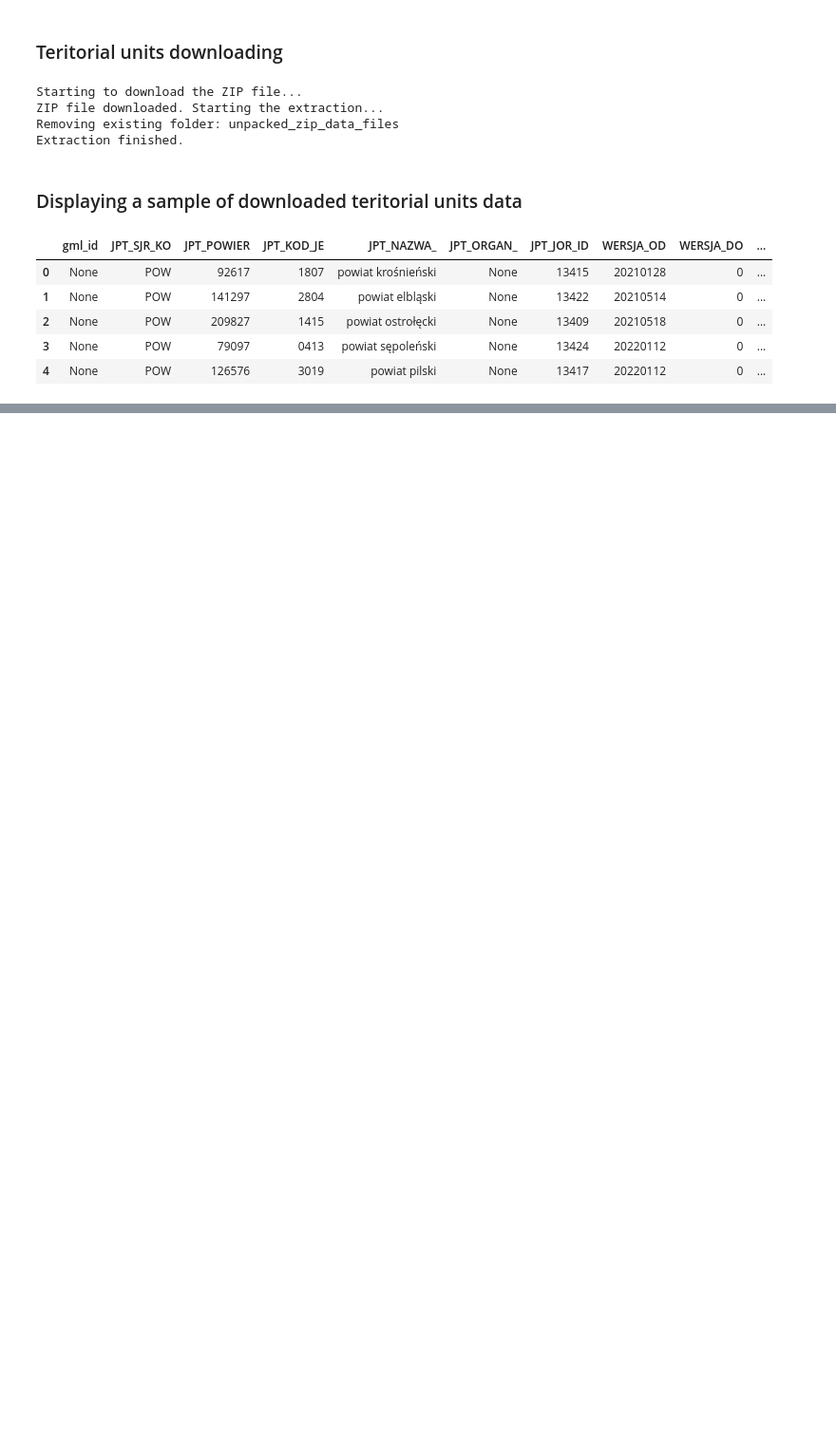
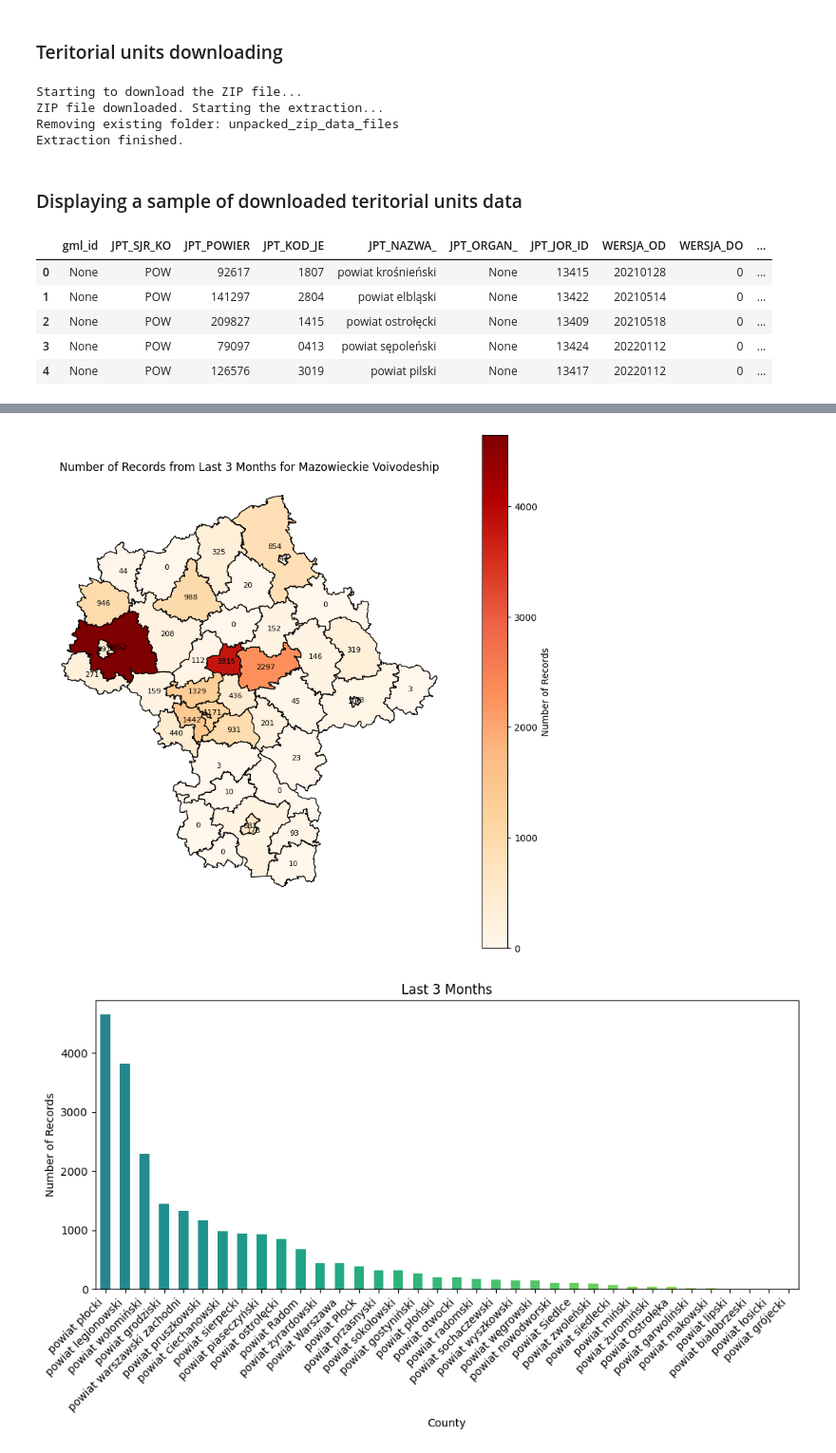
Before and after one commit to JakBiel/Building_permissions_ETL, a Jupyter notebook: zip_data_jupyter_notebook/jpdata/csv_analyze.ipynb, the cells around one changed output, grey strips where cells are left out. Shown at 95% size. Saved outputs shown, nothing was run; the diff lists cells and outputs as text; code cells hidden in the pictures; blank space fills up the shorter version.

```diff
--- a/zip_data_jupyter_notebook/jpdata/csv_analyze.ipynb
+++ b/zip_data_jupyter_notebook/jpdata/csv_analyze.ipynb
@@ -577,0 +390,72 @@ See the caveats in the documentation: https://pandas.pydata.org/pandas-docs/stab
+# %%
+def generate_plot_powiat(data, gdf, title):
+    # Filter data to contain only records with 'terc' codes starting with '14'
+    filtered_data = data[data['terc'].apply(lambda x: str(x).startswith('14') if isinstance(x, str) else False)]
+
+    # Calculate counts for each county in the voivodeship (first four digits from 'terc_code')
+    powiat_counts = filtered_data['terc'].apply(lambda x: x[:4] if isinstance(x, str) else 'Unknown').value_counts()
+
+    # Replace county codes with names using direct lookup in gdf
+    powiat_labels = [gdf[gdf['JPT_KOD_JE'] == code]['JPT_NAZWA_'].iloc[0] if (gdf['JPT_KOD_JE'] == code).any() else 'Unknown' for code in powiat_counts.index]
+
+    # Use viridis color palette
+    colors = plt.cm.viridis(np.linspace(0.45, 0.9, len(powiat_counts)))
+
+    plt.figure(figsize=(10, 6))
+    powiat_counts.plot(kind='bar', color=colors)
+    plt.title(title)
+    plt.xlabel('County')
+    plt.ylabel('Number of Records')
+    # Set county names as X-axis labels
+    plt.xticks(range(len(powiat_counts)), powiat_labels, rotation=45, ha='right')
+    plt.tight_layout()
+    plt.show()
+
+def visualize_powiats_mazowieckie(df, powiaty_map, title, data_column='terc'):
+    # Filter data to contain only records from Mazowieckie voivodeship
+    filtered_data = df[df[data_column].apply(lambda x: str(x).startswith('14') if isinstance(x, str) else False)]
+
+    # Summarize data for each county
+    summary = filtered_data[data_column].apply(lambda x: x[:4] if isinstance(x, str) else 'Unknown').value_counts().rename_axis('county').reset_index(name='counts')
+
+    # Filter county map to contain only those from Mazowieckie voivodeship
+    mazowieckie_powiats_map = powiaty_map[powiaty_map['JPT_KOD_JE'].str.startswith('14')]
+
+    # Merge data summary into county map
+    merged_map = mazowieckie_powiats_map.merge(summary, left_on='JPT_KOD_JE', right_on='county', how='left')
+
+    # Set missing values to 0
+    merged_map['counts'] = merged_map['counts'].fillna(0)
+
+    # Plot the map
+    fig, ax = plt.subplots(1, 1, figsize=(10, 10))
+    merged_map.plot(column='counts', ax=ax, legend=True,
+                    legend_kwds={'label': "Number of Records"},
+                    cmap='OrRd', edgecolor='black')
+
+    # Add value labels for each county
+    for idx, row in merged_map.iterrows():
+        # Get centroid of each county
+        centroid = row.geometry.centroid
+        plt.text(centroid.x, centroid.y, str(int(row['counts'])), ha='center', va='center', fontsize=8)
+
+    # Remove axes for cleaner look
+    ax.set_axis_off()
+
+    # Add title
+    plt.title(title)
+
+    # Display the map
+    plt.show()
+
+# Example function calls
+powiaty_map = gpd.read_file('../powiaty/powiaty.shp')  # Load county map
+visualize_powiats_mazowieckie(df_three_months, powiaty_map, 'Number of Records from Last 3 Months for Mazowieckie Voivodeship')
+generate_plot_powiat(df_three_months, gdf, 'Last 3 Months')
+visualize_powiats_mazowieckie(df_two_months, powiaty_map, 'Number of Records from Last 2 Months for Mazowieckie Voivodeship')
+generate_plot_powiat(df_two_months, gdf, 'Last 2 Months')
+visualize_powiats_mazowieckie(df_one_month, powiaty_map, 'Number of Records from Last Month for Mazowieckie Voivodeship')
+generate_plot_powiat(df_one_month, gdf, 'Last Month')
+# %% [output]
+[figure, added]
+[figure, added]
```
Also changed, not shown: parts of 26 cells of this notebook, 10 other files.
